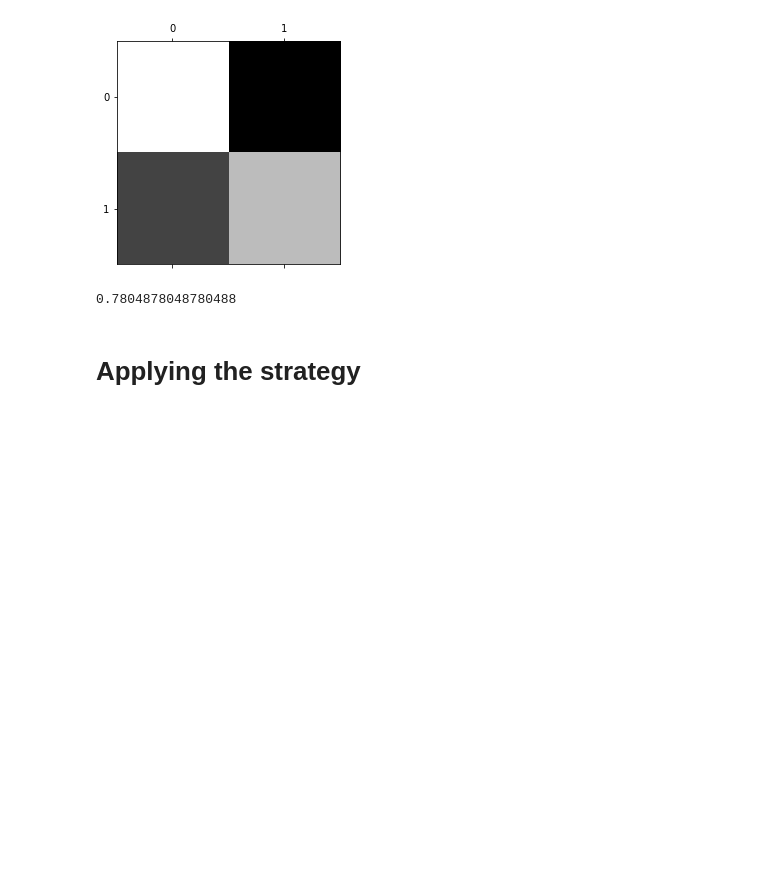
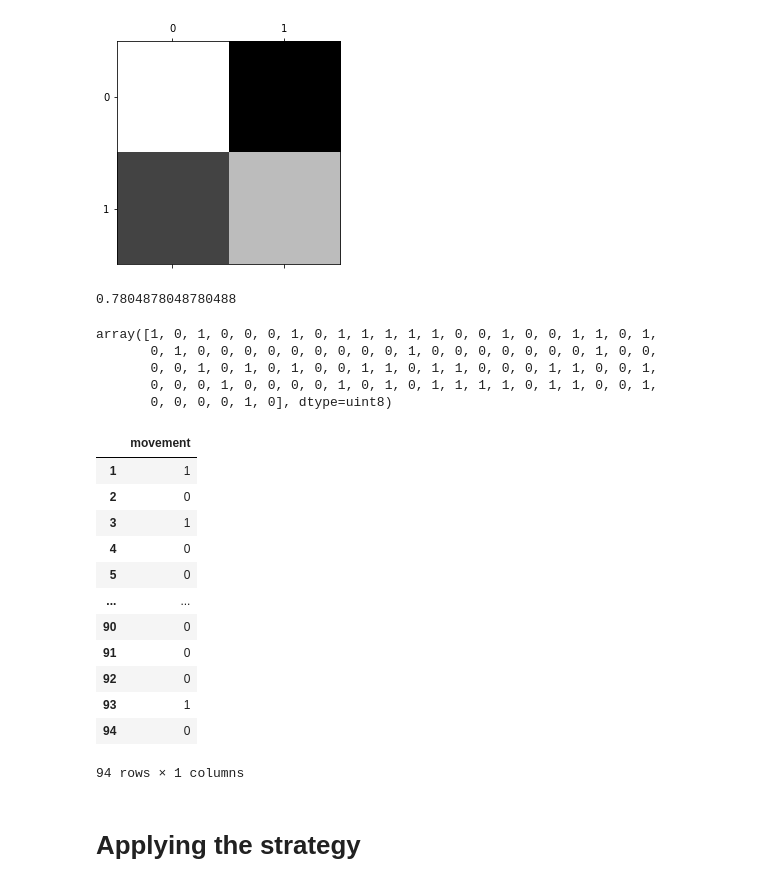
Before and after one commit to m-tari/stock_direction_predict_ml, a Jupyter notebook: process.ipynb, the cells around one changed output. Drawn from its saved outputs; the diff is of its cells as text; code cells hidden in the pictures; blank space fills up the shorter version.

```diff
--- a/process.ipynb
+++ b/process.ipynb
@@ -275,3 +295,30 @@ plt.show()
 f1_score(y_test, y_pred)
 # %% [output]
 0.7804878048780488
+# %%
+y_pred
+# %% [output]
+array([1, 0, 1, 0, 0, 0, 1, 0, 1, 1, 1, 1, 1, 0, 0, 1, 0, 0, 1, 1, 0, 1,
+       0, 1, 0, 0, 0, 0, 0, 0, 0, 0, 0, 1, 0, 0, 0, 0, 0, 0, 0, 1, 0, 0,
+       0, 0, 1, 0, 1, 0, 1, 0, 0, 1, 1, 0, 1, 1, 0, 0, 0, 1, 1, 0, 0, 1,
+       0, 0, 0, 1, 0, 0, 0, 0, 1, 0, 1, 0, 1, 1, 1, 1, 0, 1, 1, 0, 0, 1,
+       0, 0, 0, 0, 1, 0], dtype=uint8)
+# %%
+StID = range(1,len(y_pred)+1)
+predictions = pd.DataFrame(y_pred, columns=['movement'], index=StID)
+# %%
+predictions
+# %% [output]
+|  | movement |
+| 1 | 1 |
+| 2 | 0 |
+| 3 | 1 |
+| 4 | 0 |
+| 5 | 0 |
+| ... | ... |
+| 90 | 0 |
+| 91 | 0 |
+| 92 | 0 |
+| 93 | 1 |
+| 94 | 0 |
+94 rows × 1 columns
```
Also changed, not shown: parts of 5 cells of this notebook, 9 other files.
